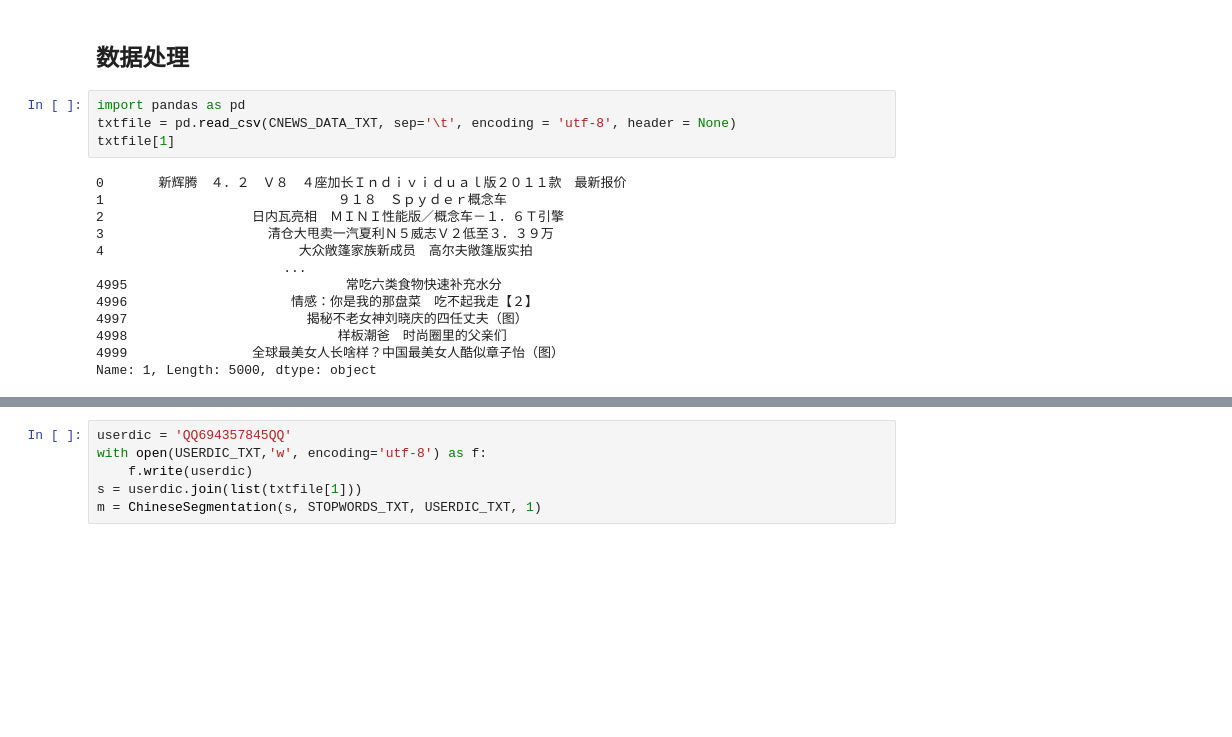
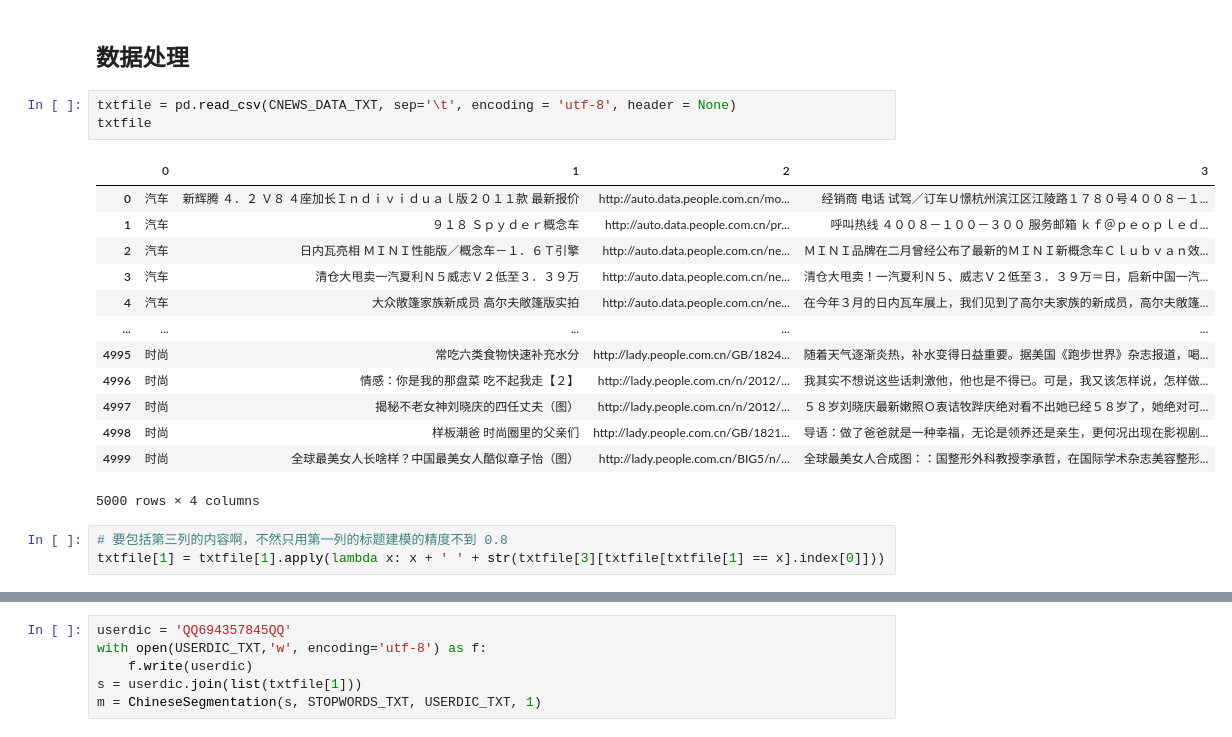
Before and after one commit to Soltus/learn-python-BI, a Jupyter notebook: lesson2/作业/3/index.ipynb, the cells around one changed output, grey strips where cells are left out. Cells and saved outputs as stored; diff of their text form; blank space fills up the shorter version.

```diff
--- a/lesson2/作业/3/index.ipynb
+++ b/lesson2/作业/3/index.ipynb
@@ -127,22 +129,25 @@ class ChineseSegmentation:
 # %% [markdown]
 ## 数据处理
 # %%
-import pandas as pd
 txtfile = pd.read_csv(CNEWS_DATA_TXT, sep='\t', encoding = 'utf-8', header = None)
-txtfile[1]
+txtfile
 # %% [output]
+|  | 0 | 1 | 2 | 3 |
+| 0 | 汽车 | 新辉腾 ４．２ Ｖ８ ４座加长Ｉｎｄｉｖｉｄｕａｌ版２０１１款 最新报价 | http://auto.data.people.com.cn/mo... | 经销商 电话 试驾／订车Ｕ憬杭州滨江区江陵路１７８０号４００８－１... |
+| 1 | 汽车 | ９１８ Ｓｐｙｄｅｒ概念车 | http://auto.data.people.com.cn/pr... | 呼叫热线 ４００８－１００－３００ 服务邮箱 ｋｆ＠ｐｅｏｐｌｅｄ... |
+| 2 | 汽车 | 日内瓦亮相 ＭＩＮＩ性能版／概念车－１．６Ｔ引擎 | http://auto.data.people.com.cn/ne... | ＭＩＮＩ品牌在二月曾经公布了最新的ＭＩＮＩ新概念车Ｃｌｕｂｖａｎ效... |
+| 3 | 汽车 | 清仓大甩卖一汽夏利Ｎ５威志Ｖ２低至３．３９万 | http://auto.data.people.com.cn/ne... | 清仓大甩卖！一汽夏利Ｎ５、威志Ｖ２低至３．３９万＝日，启新中国一汽... |
+| 4 | 汽车 | 大众敞篷家族新成员 高尔夫敞篷版实拍 | http://auto.data.people.com.cn/ne... | 在今年３月的日内瓦车展上，我们见到了高尔夫家族的新成员，高尔夫敞篷... |
+| ... | ... | ... | ... | ... |
+| 4995 | 时尚 | 常吃六类食物快速补充水分 | http://lady.people.com.cn/GB/1824... | 随着天气逐渐炎热，补水变得日益重要。据美国《跑步世界》杂志报道，喝... |
+| 4996 | 时尚 | 情感：你是我的那盘菜 吃不起我走【２】 | http://lady.people.com.cn/n/2012/... | 我其实不想说这些话刺激他，他也是不得已。可是，我又该怎样说，怎样做... |
+| 4997 | 时尚 | 揭秘不老女神刘晓庆的四任丈夫（图） | http://lady.people.com.cn/n/2012/... | ５８岁刘晓庆最新嫩照Ｏ衷诘牧跸庆绝对看不出她已经５８岁了，她绝对可... |
+| 4998 | 时尚 | 样板潮爸 时尚圈里的父亲们 | http://lady.people.com.cn/GB/1821... | 导语：做了爸爸就是一种幸福，无论是领养还是亲生，更何况出现在影视剧... |
+| 4999 | 时尚 | 全球最美女人长啥样？中国最美女人酷似章子怡（图） | http://lady.people.com.cn/BIG5/n/... | 全球最美女人合成图：：国整形外科教授李承哲，在国际学术杂志美容整形... |
-0       新辉腾　４．２　Ｖ８　４座加长Ｉｎｄｉｖｉｄｕａｌ版２０１１款　最新报价
-1                              ９１８　Ｓｐｙｄｅｒ概念车
-2                   日内瓦亮相　ＭＩＮＩ性能版／概念车－１．６Ｔ引擎
-3                     清仓大甩卖一汽夏利Ｎ５威志Ｖ２低至３．３９万
-4                         大众敞篷家族新成员　高尔夫敞篷版实拍
-                        ...
-4995                            常吃六类食物快速补充水分
-4996                     情感：你是我的那盘菜　吃不起我走【２】
-4997                       揭秘不老女神刘晓庆的四任丈夫（图）
-4998                           样板潮爸　时尚圈里的父亲们
-4999                全球最美女人长啥样？中国最美女人酷似章子怡（图）
-Name: 1, Length: 5000, dtype: object
+5000 rows × 4 columns
+# %%
+# 要包括第三列的内容啊，不然只用第一列的标题建模的精度不到 0.8
+txtfile[1] = txtfile[1].apply(lambda x: x + ' ' + str(txtfile[3][txtfile[txtfile[1] == x].index[0]]))
 # %%
 import re
 for i in range(len(txtfile)):
```
Also changed, not shown: parts of 18 cells of this notebook, 1 other file.
